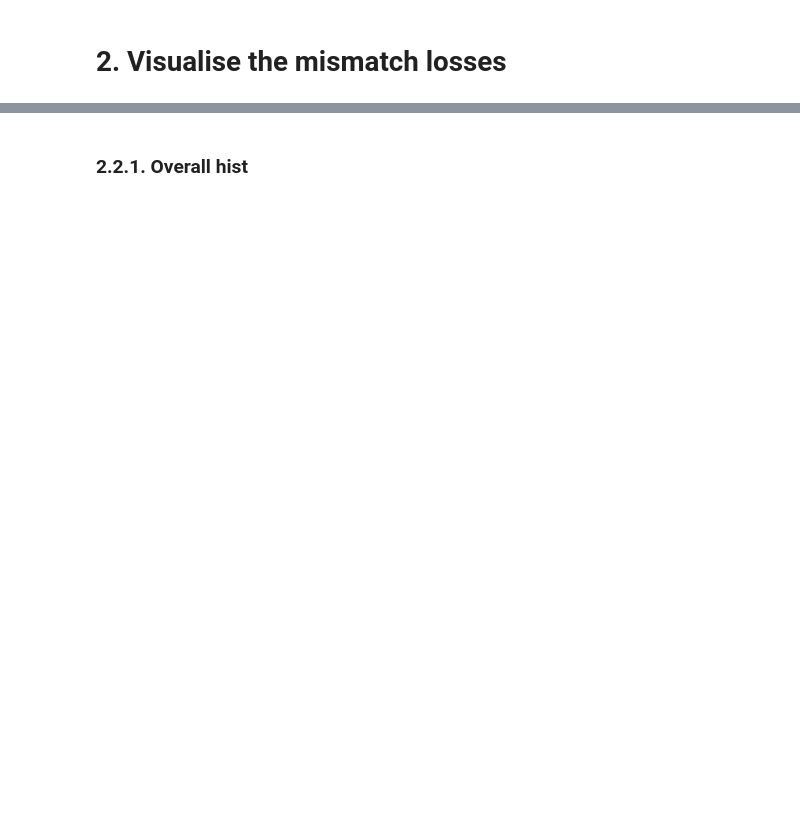
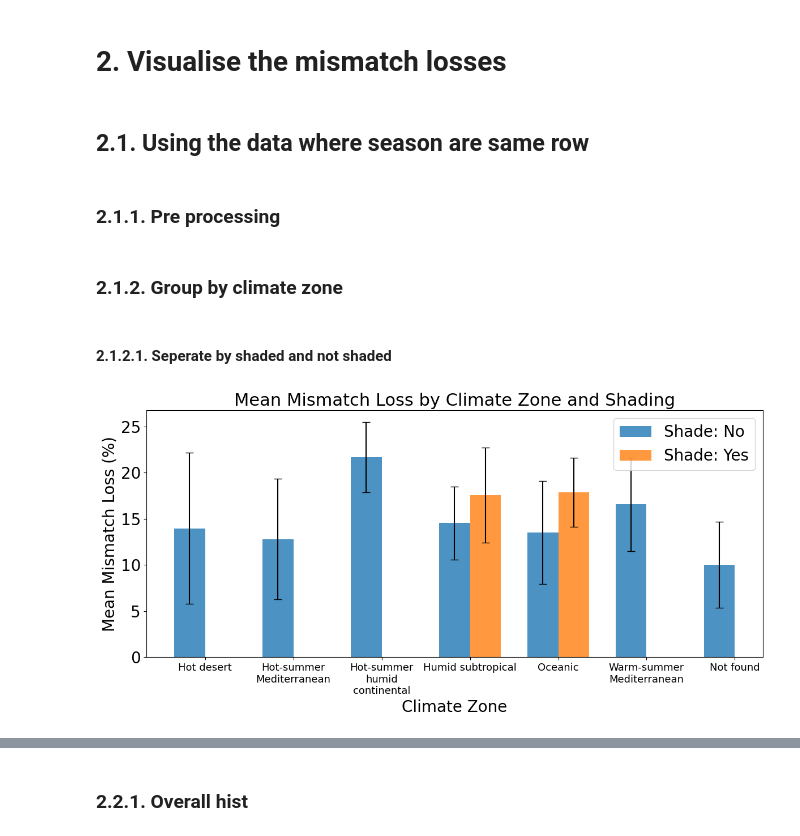
Before and after one commit to sijinwnag/24_09_24_Solar_Edge, a Jupyter notebook: Code/25_05_01_Mismatch_results_analyser.ipynb, the cells around one changed output, grey strips where cells are left out. Saved outputs shown, nothing was run; the diff lists cells and outputs as text; code cells hidden in the pictures; blank space fills up the shorter version.

```diff
--- a/Code/25_05_01_Mismatch_results_analyser.ipynb
+++ b/Code/25_05_01_Mismatch_results_analyser.ipynb
@@ -5,12 +5,17 @@ import numpy as np
 import matplotlib.pyplot as plt
 import pandas as pd
 import os
+from geopy.geocoders import Nominatim
+from kgcpy import lookupCZ
 
 # define the path to the data folder
 ResultsFolder = r'C:\Users\z5183876\OneDrive - UNSW\Documents\GitHub\24_09_24_Solar_Edge\Results\v_from_i_combined\25_05_01_Results'
 
 # define the path to the site summary file
 site_summary_path = r"C:\Users\z5183876\OneDrive - UNSW\Documents\GitHub\24_09_24_Solar_Edge\Data\25_05_01_Newsites_summary.xlsx"
+
+# define the path to the file to add climate zone data
+site_summary_path_to_add = r"C:\Users\z5183876\OneDrive - UNSW\Documents\GitHub\24_09_24_Solar_Edge\Results\v_from_i_combined\25_05_01_Results\25_05_07_old_and_new_summary.xlsx"
 
 # define the plot template
 axis_label_size = 20
@@ -139,2 +277,6 @@ combined_df.to_excel(os.path.join(ResultsFolder, 'combined_results_with_summary.
 # %% [markdown]
 # 2. Visualise the mismatch losses
+# %% [markdown]
+## 2.1. Using the data where season are same row
+# %% [markdown]
+### 2.1.1. Pre processing
@@ -140,0 +304,43 @@ combined_df.to_excel(os.path.join(ResultsFolder, 'combined_results_with_summary.
+# %% [markdown]
+### 2.1.2. Group by climate zone
+# %% [markdown]
+#### 2.1.2.1. Seperate by shaded and not shaded
+# %%
+# ...existing code...
+# Plot grouped bar chart
+plt.figure(figsize=long_hoz_figsize)
+shades = pivot.columns.tolist()
+bar_width = 0.35
+x = np.arange(len(pivot.index))
+
+for i, shade in enumerate(shades):
+    plt.bar(
+        x + i * bar_width,
+        pivot[shade],
+        yerr=pivot_std[shade],
+        width=bar_width,
+        label=f'Shade: {shade}',
+        capsize=5,
+        alpha=0.8
+    )
+
+plt.xlabel('Climate Zone', fontsize=axis_label_size)
+plt.ylabel('Mean Mismatch Loss (%)', fontsize=axis_label_size)
+plt.title('Mean Mismatch Loss by Climate Zone and Shading', fontsize=title_size)
+
+# Wrap x labels and use smaller font, no rotation
+wrapped_labels = [label if len(str(label)) < 18 else '\n'.join(str(label).split(' ')) for label in pivot.index]
+plt.xticks(
+    ticks=x + bar_width / 2,
+    labels=wrapped_labels,
+    rotation=0,
+    ha='center',
+    fontsize=axis_num_size-7
+)
+plt.yticks(fontsize=axis_num_size)
+plt.legend(fontsize=axis_num_size, loc='upper right')
+plt.tight_layout()
+plt.show()
+# ...existing code...
+# %% [output]
+[figure, added]
```
Also changed, not shown: parts of 22 cells of this notebook, 1 other file.
